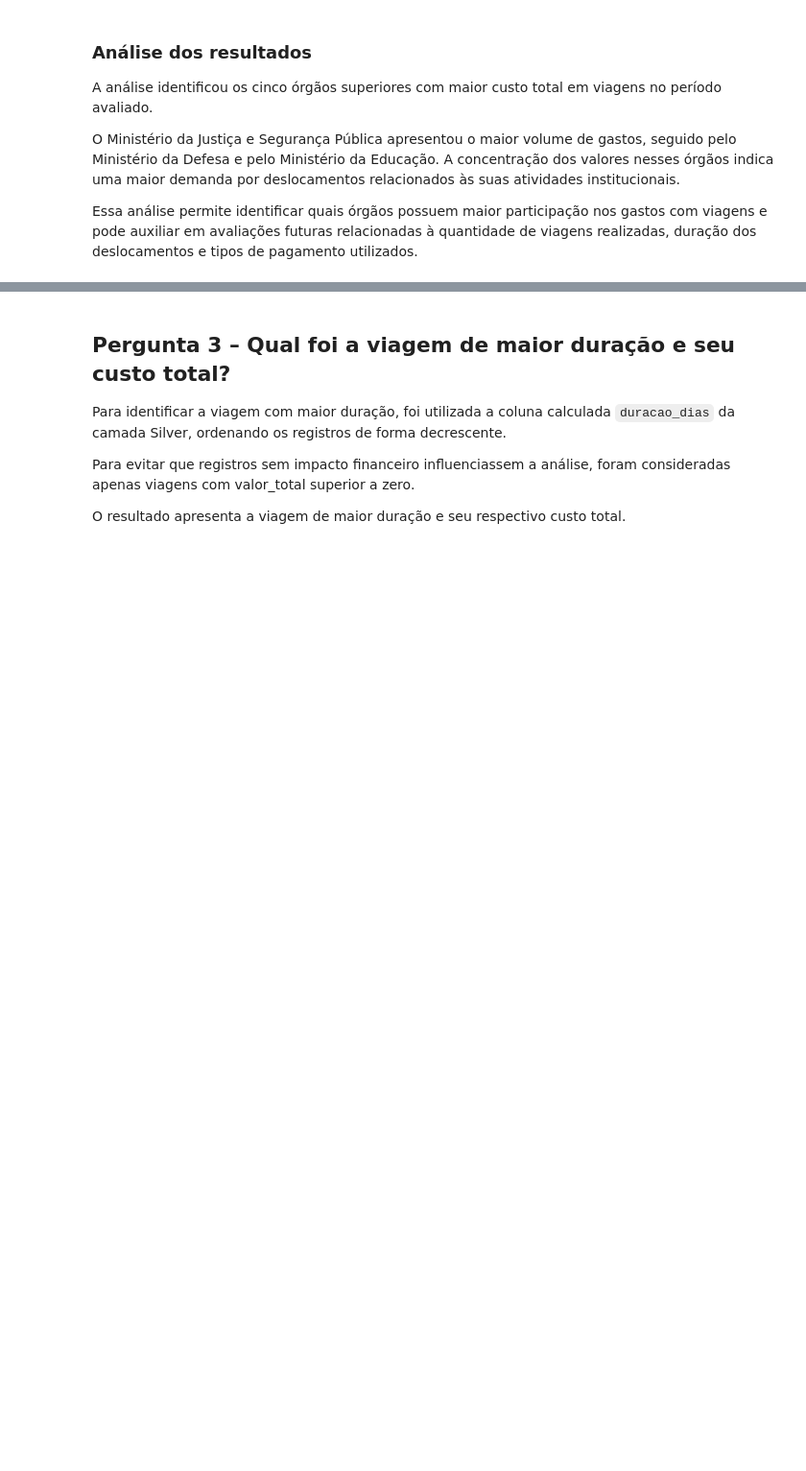
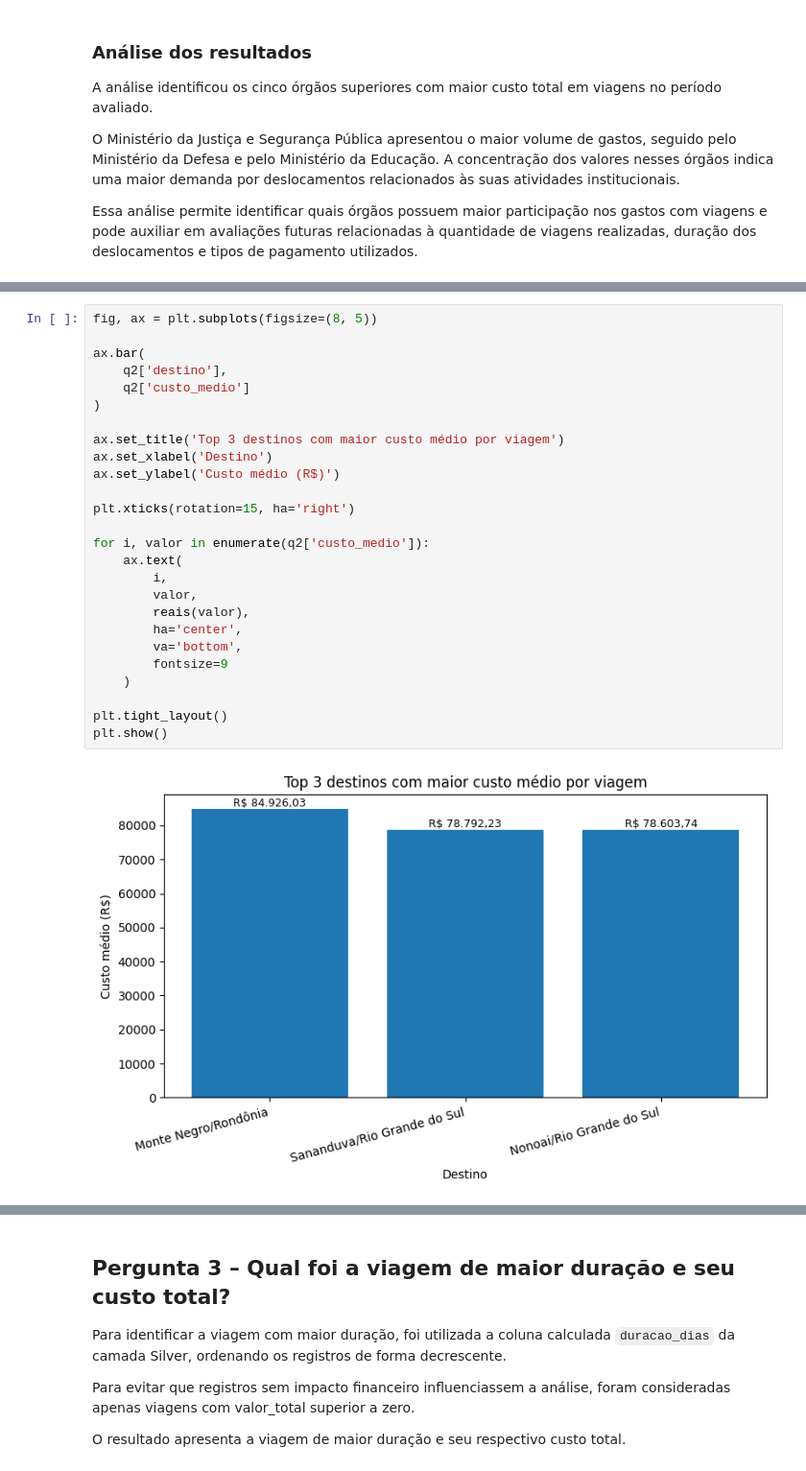
Before and after one commit to FernandaBarrosLinhares/Projeto-Final-Fernanda-Linhares, a Jupyter notebook: notebooks/3_analise.ipynb, the cells around one changed output, grey strips where cells are left out. Shown at 96% size. Drawn from its saved outputs; the diff is of its cells as text; blank space fills up the shorter version.

Commit message:
fix:"fix: correção do cálculo do custo médio por destino, melhora no grafico"

```diff
--- a/notebooks/3_analise.ipynb
+++ b/notebooks/3_analise.ipynb
@@ -260,3 +211,31 @@ plt.show()
+# %%
+fig, ax = plt.subplots(figsize=(8, 5))
+
+ax.bar(
+    q2['destino'],
+    q2['custo_medio']
+)
+
+ax.set_title('Top 3 destinos com maior custo médio por viagem')
+ax.set_xlabel('Destino')
+ax.set_ylabel('Custo médio (R$)')
+
+plt.xticks(rotation=15, ha='right')
+
+for i, valor in enumerate(q2['custo_medio']):
+    ax.text(
+        i,
+        valor,
+        reais(valor),
+        ha='center',
+        va='bottom',
+        fontsize=9
+    )
+
+plt.tight_layout()
+plt.show()
+# %% [output]
+[figure, added]
 # %% [markdown]
 ### Análise dos resultados
 
```
Also changed, not shown: parts of 6 cells of this notebook.
